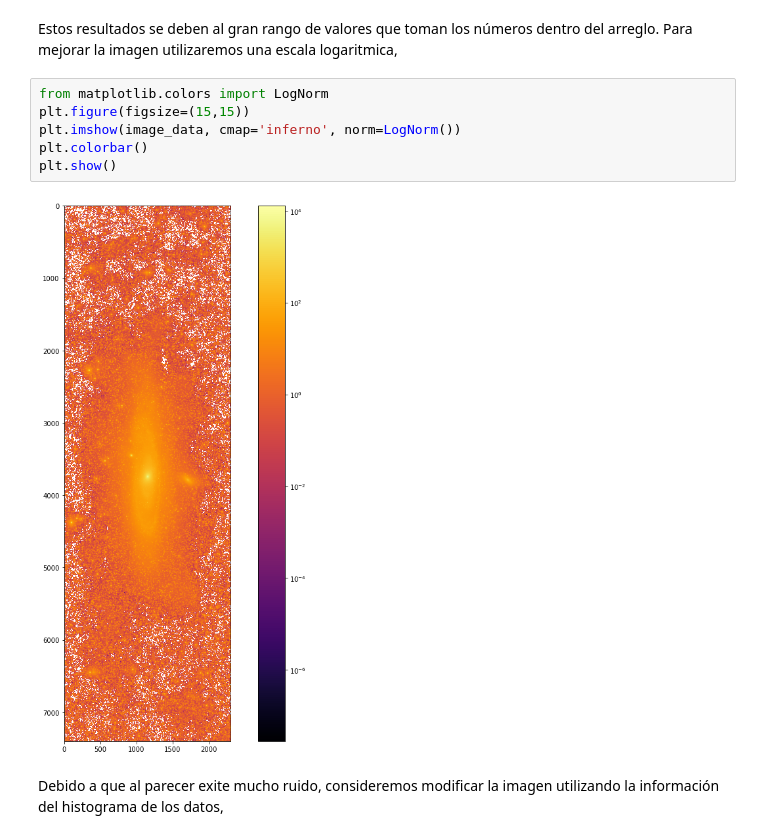
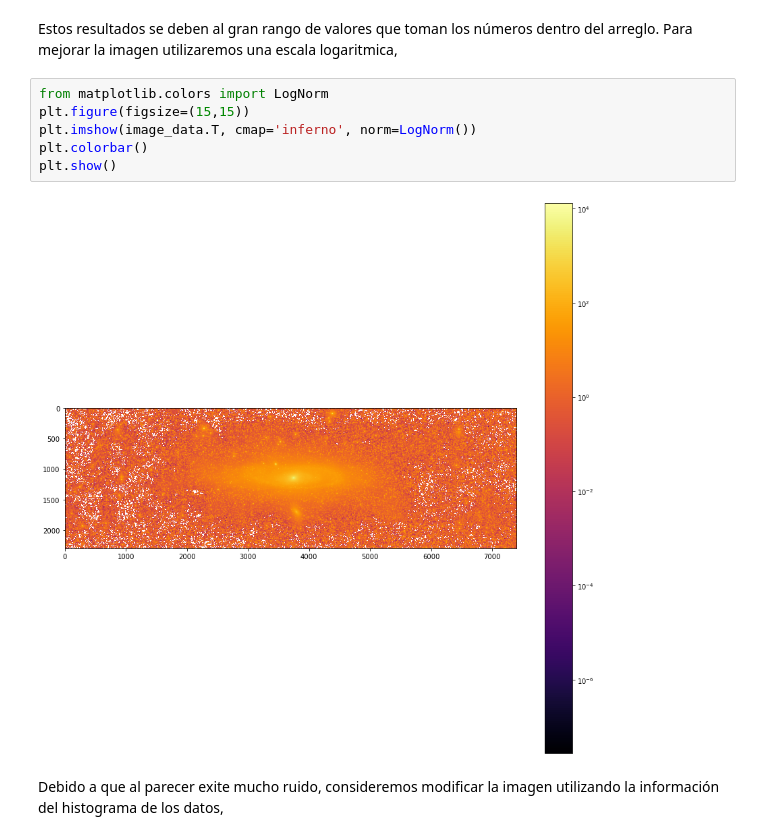
Before and after one commit to ashcat2005/ComputationalAstrophysics2022, a Jupyter notebook: 15. Astrophysics Data/03.FITSImage02/FITSImage02.ipynb, the cells around one changed output. Saved outputs shown, nothing was run; the diff lists cells and outputs as text.

```diff
--- a/15. Astrophysics Data/03.FITSImage02/FITSImage02.ipynb
+++ b/15. Astrophysics Data/03.FITSImage02/FITSImage02.ipynb
@@ -106,11 +106,11 @@ Estos resultados se deben al gran rango de valores que toman los números dentro
 # %%
 from matplotlib.colors import LogNorm
 plt.figure(figsize=(15,15))
-plt.imshow(image_data, cmap='inferno', norm=LogNorm())
+plt.imshow(image_data.T, cmap='inferno', norm=LogNorm())
 plt.colorbar()
 plt.show()
 # %% [output]
-[figure, old version]
+[figure, new version]
 # %% [markdown]
 Debido a que al parecer exite mucho ruido, consideremos modificar la imagen utilizando la información del histograma de los datos,
 # %%
```
Also changed, not shown: 19 other files.
